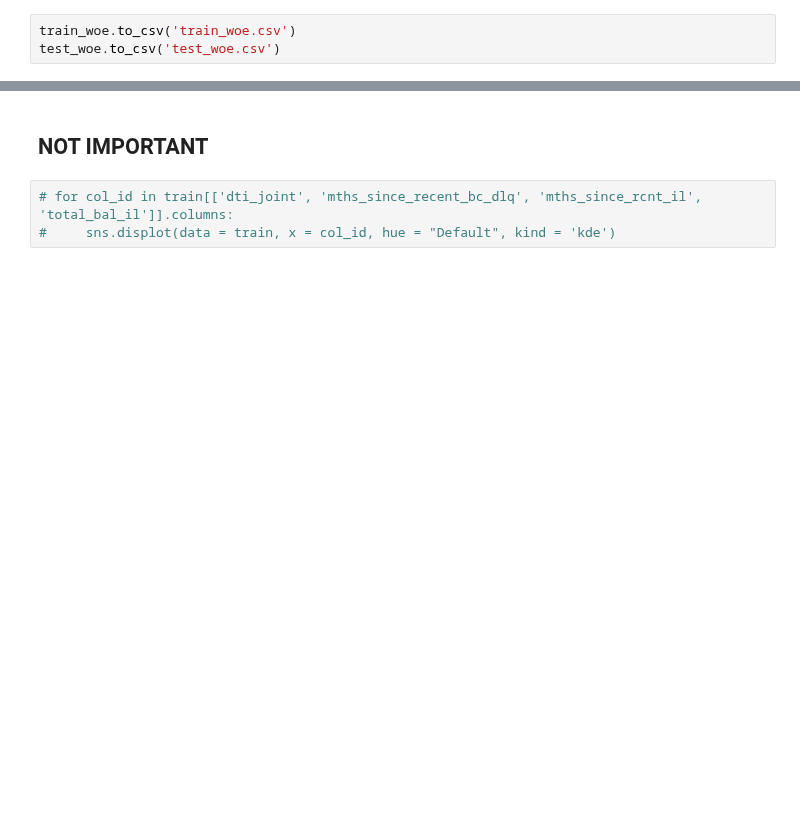
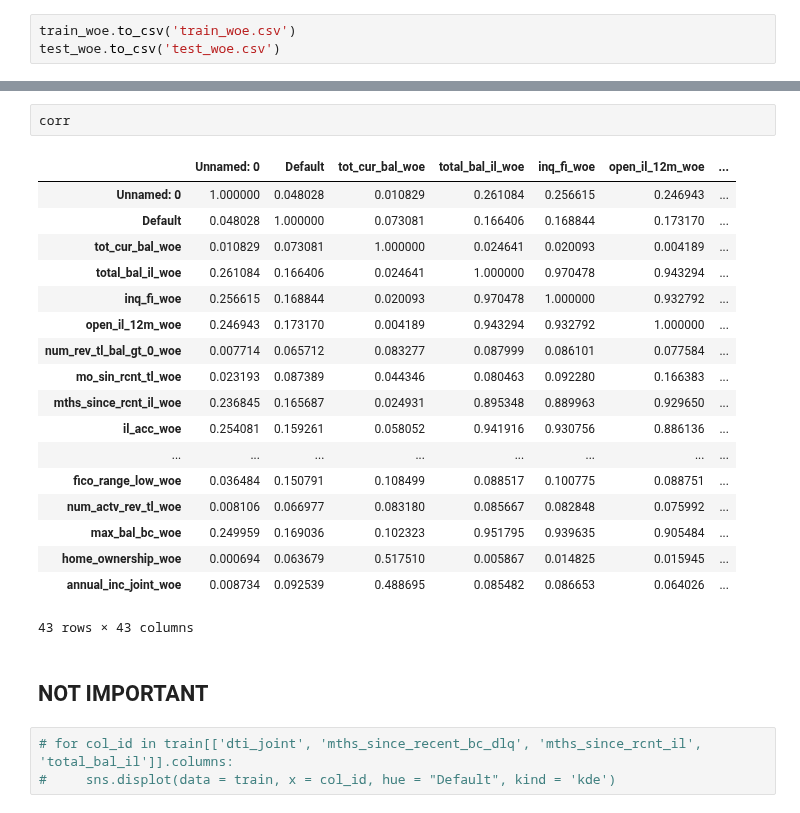
Before and after one commit to preetmodi/Credit-Risk-Analytics, a Jupyter notebook: All_WOE.ipynb, the cells around one changed output, grey strips where cells are left out. Saved outputs shown, nothing was run; the diff lists cells and outputs as text; blank space fills up the shorter version.

```diff
--- a/All_WOE.ipynb
+++ b/All_WOE.ipynb
@@ -183,3 +214,24 @@ test_woe.to_csv('test_woe.csv')
+# %%
+corr
+# %% [output]
+|  | Unnamed: 0 | Default | tot_cur_bal_woe | total_bal_il_woe | inq_fi_woe | open_il_12m_woe | ... |
+| Unnamed: 0 | 1.000000 | 0.048028 | 0.010829 | 0.261084 | 0.256615 | 0.246943 | ... |
+| Default | 0.048028 | 1.000000 | 0.073081 | 0.166406 | 0.168844 | 0.173170 | ... |
+| tot_cur_bal_woe | 0.010829 | 0.073081 | 1.000000 | 0.024641 | 0.020093 | 0.004189 | ... |
+| total_bal_il_woe | 0.261084 | 0.166406 | 0.024641 | 1.000000 | 0.970478 | 0.943294 | ... |
+| inq_fi_woe | 0.256615 | 0.168844 | 0.020093 | 0.970478 | 1.000000 | 0.932792 | ... |
+| open_il_12m_woe | 0.246943 | 0.173170 | 0.004189 | 0.943294 | 0.932792 | 1.000000 | ... |
+| num_rev_tl_bal_gt_0_woe | 0.007714 | 0.065712 | 0.083277 | 0.087999 | 0.086101 | 0.077584 | ... |
+| mo_sin_rcnt_tl_woe | 0.023193 | 0.087389 | 0.044346 | 0.080463 | 0.092280 | 0.166383 | ... |
+| mths_since_rcnt_il_woe | 0.236845 | 0.165687 | 0.024931 | 0.895348 | 0.889963 | 0.929650 | ... |
+| il_acc_woe | 0.254081 | 0.159261 | 0.058052 | 0.941916 | 0.930756 | 0.886136 | ... |
+| ... | ... | ... | ... | ... | ... | ... | ... |
+| fico_range_low_woe | 0.036484 | 0.150791 | 0.108499 | 0.088517 | 0.100775 | 0.088751 | ... |
+| num_actv_rev_tl_woe | 0.008106 | 0.066977 | 0.083180 | 0.085667 | 0.082848 | 0.075992 | ... |
+| max_bal_bc_woe | 0.249959 | 0.169036 | 0.102323 | 0.951795 | 0.939635 | 0.905484 | ... |
+| home_ownership_woe | 0.000694 | 0.063679 | 0.517510 | 0.005867 | 0.014825 | 0.015945 | ... |
+| annual_inc_joint_woe | 0.008734 | 0.092539 | 0.488695 | 0.085482 | 0.086653 | 0.064026 | ... |
+43 rows × 43 columns
 # %% [markdown]
 ## NOT IMPORTANT
 # %%
```
Also changed, not shown: parts of 15 cells of this notebook.
